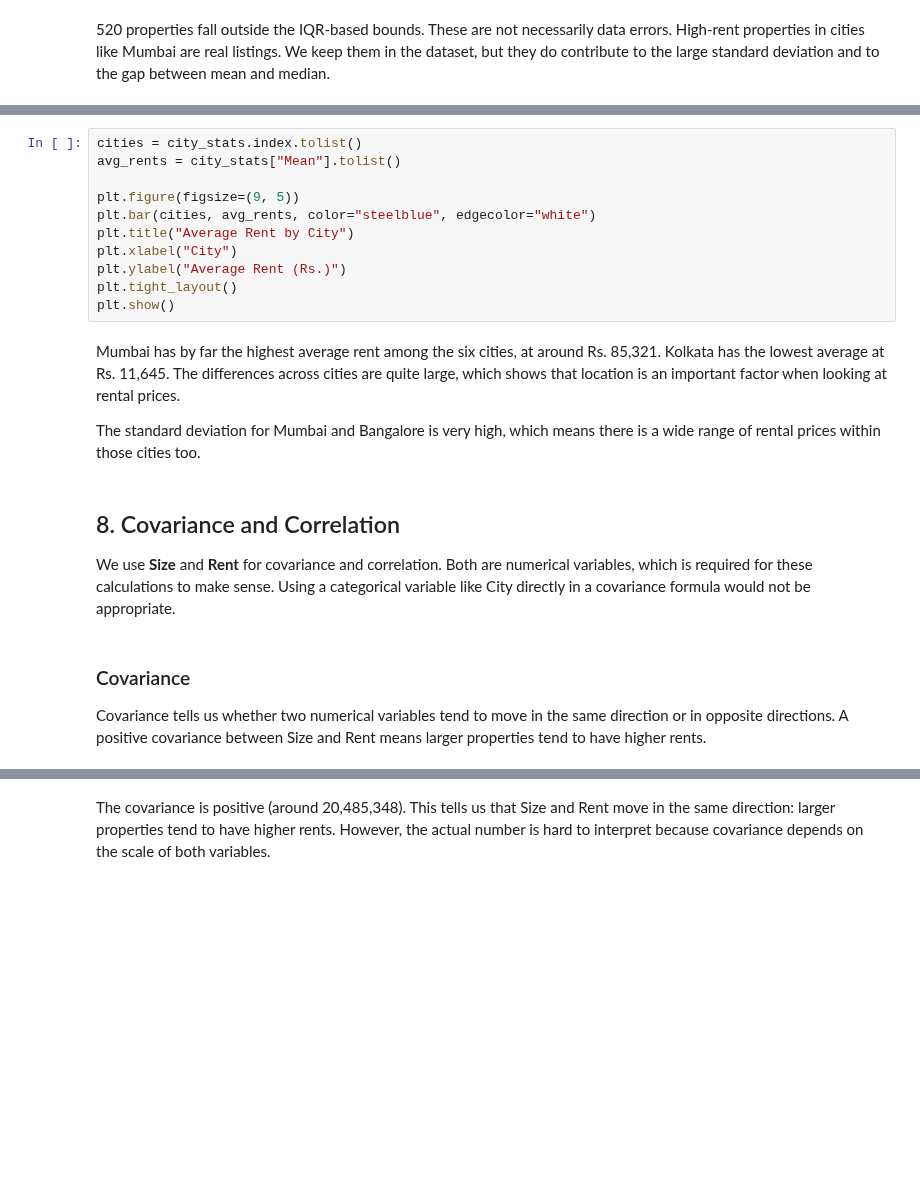
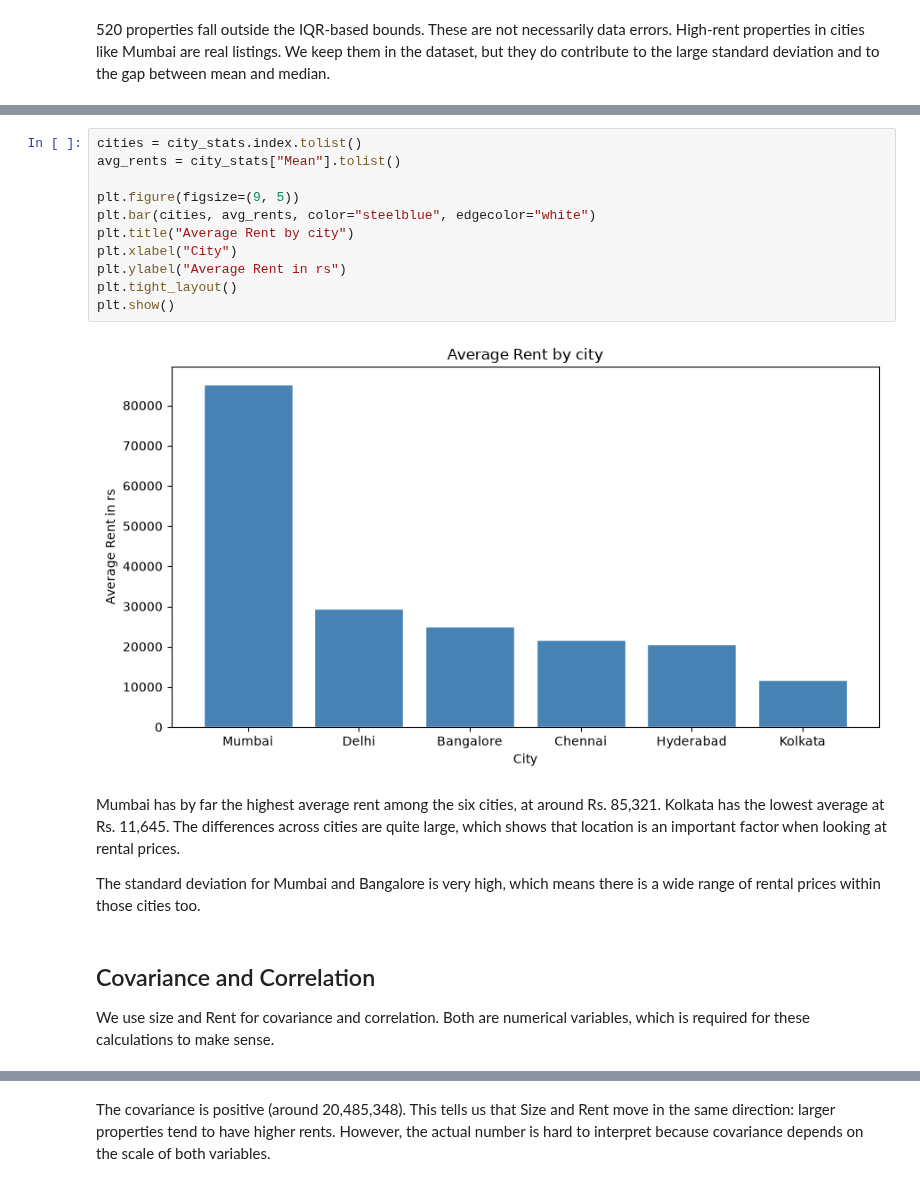
Before and after one commit to ishanKulkarni13/PAS_college, a Jupyter notebook: cp/property_location_rental_price_analysis.ipynb, the cells around one changed output, grey strips where cells are left out. Cells and saved outputs as stored; diff of their text form; blank space fills up the shorter version.

```diff
--- a/cp/property_location_rental_price_analysis.ipynb
+++ b/cp/property_location_rental_price_analysis.ipynb
@@ -202,26 +321,24 @@ print(city_stats)
 # %%
 cities = city_stats.index.tolist()
 avg_rents = city_stats["Mean"].tolist()
 
 plt.figure(figsize=(9, 5))
 plt.bar(cities, avg_rents, color="steelblue", edgecolor="white")
-plt.title("Average Rent by City")
+plt.title("Average Rent by city")
 plt.xlabel("City")
-plt.ylabel("Average Rent (Rs.)")
+plt.ylabel("Average Rent in rs")
 plt.tight_layout()
 plt.show()
+# %% [output]
+[figure, added]
 # %% [markdown]
 Mumbai has by far the highest average rent among the six cities, at around Rs. 85,321. Kolkata has the lowest average at Rs. 11,645. The differences across cities are quite large, which shows that location is an important factor when looking at rental prices.
 
 The standard deviation for Mumbai and Bangalore is very high, which means there is a wide range of rental prices within those cities too.
 # %% [markdown]
-## 8. Covariance and Correlation
+## Covariance and Correlation
 
-We use **Size** and **Rent** for covariance and correlation. Both are numerical variables, which is required for these calculations to make sense. Using a categorical variable like City directly in a covariance formula would not be appropriate.
+We use size and Rent for covariance and correlation. Both are numerical variables, which is required for these calculations to make sense.
-# %% [markdown]
-### Covariance
-
-Covariance tells us whether two numerical variables tend to move in the same direction or in opposite directions. A positive covariance between Size and Rent means larger properties tend to have higher rents.
 # %%
 cov_size_rent = np.cov(df["Size"], df["Rent"], ddof=1)[0][1]
 print("Covariance (Size, Rent):", round(cov_size_rent, 2))
```
Also changed, not shown: parts of 48 cells of this notebook, 4 other files.
